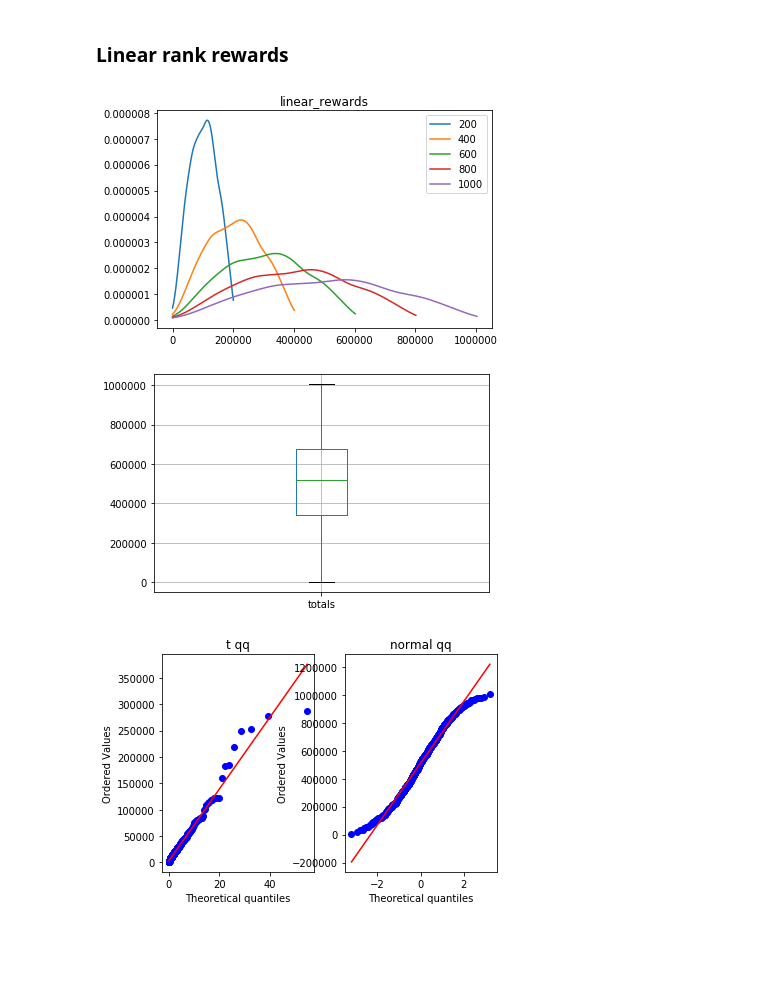
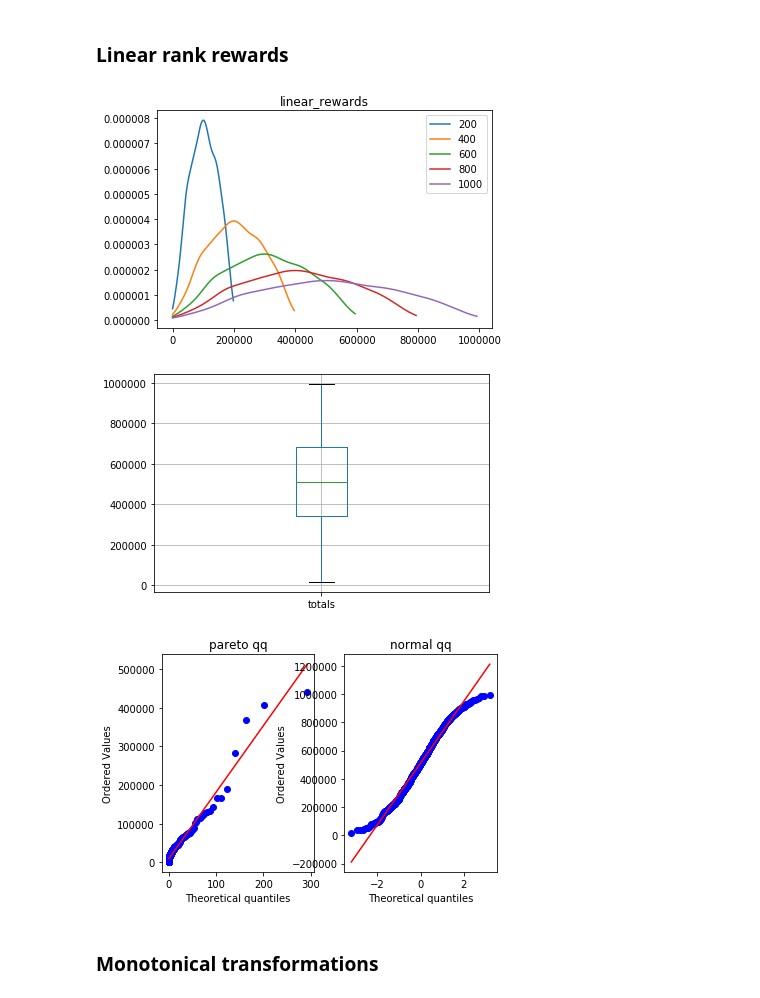
Before and after one commit to traian-d/normal_skew, a Jupyter notebook: injecting_inequality.ipynb, the cells around one changed output. Drawn from its saved outputs; the diff is of its cells as text; code cells hidden in the pictures; blank space fills up the shorter version.

```diff
--- a/injecting_inequality.ipynb
+++ b/injecting_inequality.ipynb
@@ -56,7 +56,7 @@ mark_mean_var
 # %% [markdown]
 We can remove athletes that may have had truncated observations by retaining only records corresponding to athletes who had a mean time below a certain threshold.
 # %%
-athletes = set(mark_mean_var[(mark_mean_var['mark']['mean'] < 10.685)].index.tolist())
+athletes = set(mark_mean_var[(mark_mean_var['mark']['mean'] <= 10.685)].index.tolist())
 dash_data_detrunc = dash_data.loc[dash_data['competitor'].isin(athletes)]
 dash_data_detrunc['mark'].plot.kde()
 plt.savefig('figures/athlete_data_detrunc.png')
@@ -80,7 +81,8 @@ print(individual_std)
 # %%
 seeds_epr = F.initialize_seeds(size=1024, mean=population_mean, st_dev=population_std)
 F.simulate(seeds_epr, 1001, individual_std,
-           F.proportional_rewards, F.exp_proportional_rewards, save=False, size=1024)
+           F.proportional_rewards, F.exp_proportional_rewards, save=True, size=1024,
+          slope = -1, intercept = 0)
 seeds_epr.boxplot(column=['totals'])
 plt.savefig('figures/epr_boxplot.png')
 # %% [output]
@@ -91,7 +93,7 @@ plt.savefig('figures/epr_boxplot.png')
 # %%
 seeds_pr = F.initialize_seeds(size=1024, mean=population_mean, st_dev=population_std)
 F.simulate(seeds_pr, 1001, individual_std,
-         F.proportional_rewards, F.simple_proportional_rewards, save=True, size=1024, slope=1, intercept=0)
+         F.proportional_rewards, F.simple_proportional_rewards, save=True, size=1024, slope=-1, intercept=12)
 seeds_pr.boxplot(column=['totals'])
 plt.savefig('figures/lpr_boxplot.png')
 # %% [output]
@@ -117,25 +119,27 @@ F.simulate(seeds_lr, 1001, individual_std,
 seeds_lr.boxplot(column=['totals'])
 plt.savefig('figures/lr_boxplot.png')
 # %% [output]
-[figure, old version]
+[figure, new version]
-[figure, old version]
+[figure, new version]
 # %%
 from scipy import stats
 
 
 fig = plt.figure()
-# ax = fig.add_subplot(1, 2, 1)
-# res = stats.probplot(seeds_sr['totals'].to_numpy(), plot=plt, dist=stats.pareto(b=4))
-# ax.set_title("some title")
+ax = fig.add_subplot(1, 2, 1)
+res = stats.probplot(seeds_sr['totals'].to_numpy(), plot=plt, dist=stats.weibull_min(c=0.35, scale=1))
+ax.set_title("pareto qq")
 
-ax2 = fig.add_subplot(1, 2, 1)
-res = stats.probplot(seeds_sr['totals'].to_numpy(), plot=plt, dist=stats.lognorm(s=1.25))
-ax2.set_title("t qq")
+# ax2 = fig.add_subplot(1, 2, 1)
+# res = stats.probplot(seeds_sr['totals'].to_numpy(), plot=plt, dist=stats.lognorm(s=1.25))
+# ax2.set_title("t qq")
 
 ax3 = fig.add_subplot(1, 2, 2)
 res = stats.probplot(seeds_lr['totals'].to_numpy(), plot=plt, dist=stats.norm())
 ax3.set_title("normal qq")
 
 plt.show()
 # %% [output]
-[figure, old version]
+[figure, new version]
+# %% [markdown]
+### Monotonical transformations
```
Also changed, not shown: parts of 9 cells of this notebook, 2 other files.
